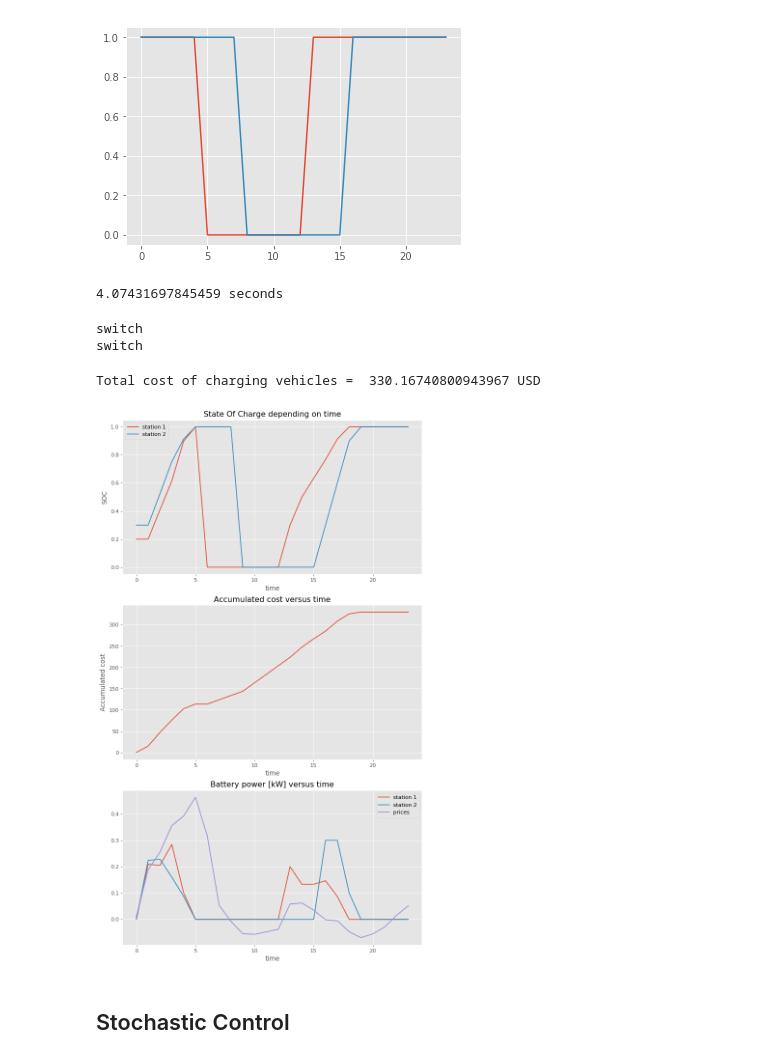
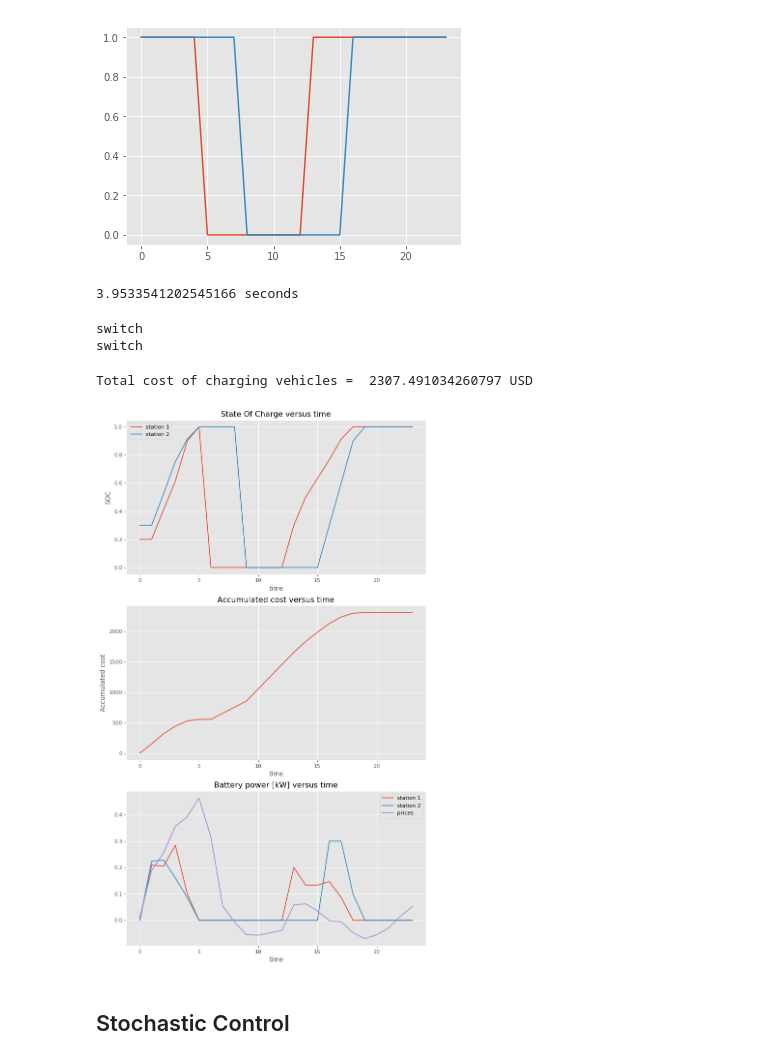
Before and after one commit to mathildebadoual/ev_controller, a Jupyter notebook: ev_controller/ev_controller_mdp_test.ipynb, the cells around one changed output. Saved outputs shown, nothing was run; the diff lists cells and outputs as text; code cells hidden in the pictures.

```diff
--- a/ev_controller/ev_controller_mdp_test.ipynb
+++ b/ev_controller/ev_controller_mdp_test.ipynb
@@ -133,7 +133,7 @@ num_station = 2
 ns = 10
 
 N = 24
-c = 10
+c = 100
 alpha = 0.003
 delta_t = 1
 u_max = 0.3
@@ -219,7 +219,7 @@ for k in range(N-1, 0, -1):
 end = time.time()
 print(str(end - start) + " seconds")
 # %% [output]
-4.07431697845459 seconds
+3.9533541202545166 seconds
 # %%
 ## Simulate Results
 
@@ -274,36 +274,36 @@ plt.figure(num=3, figsize=(10, 18), dpi=80, facecolor='w', edgecolor='k')
 
 plt.subplot(3,1,1)
 plt.plot(t, SOC_sim[0], label='station 1')
 plt.plot(t, SOC_sim[1], label='station 2')
 #plt.plot(t, SOC_sim[2], label='station 3')
-plt.title('State Of Charge depending on time')
+plt.title('State Of Charge versus time')
 plt.xlabel('time')
 plt.ylabel('SOC')
 plt.legend()
 # SOC versus time
 
 plt.subplot(3,1,2)
 plt.plot(t, [np.sum(J_sim[:k]) for k in range(0, N)])  # plot speed
 plt.title('Accumulated cost versus time')
 plt.xlabel('time')
 plt.ylabel('Accumulated cost')
 # Accumulated fuel consumption [g] versus time
 
 plt.subplot(3,1,3)
 plt.plot(t, u_batt_sim[0], label='station 1')
 plt.plot(t, u_batt_sim[1], label='station 2')
 #plt.plot(t, u_batt_sim[2], label='station 3')
 plt.plot(t, prices/40 - 0.8, label='prices')
 plt.title('Battery power [kW] versus time')
 plt.xlabel('time')
 plt.legend()
 # Battery and engine power [kW] versus time
 
 plt.savefig(PATH_REPORT + 'results_deterministic.png')
 print ("Total cost of charging vehicles = ", J_sim.sum(), "USD")
 # %% [output]
-Total cost of charging vehicles =  330.16740800943967 USD
+Total cost of charging vehicles =  2307.491034260797 USD
-[figure, old version]
+[figure, new version]
 # %% [markdown]
 ## Stochastic Control
 # %%
```
Also changed, not shown: parts of 3 cells of this notebook, 21 other files.
